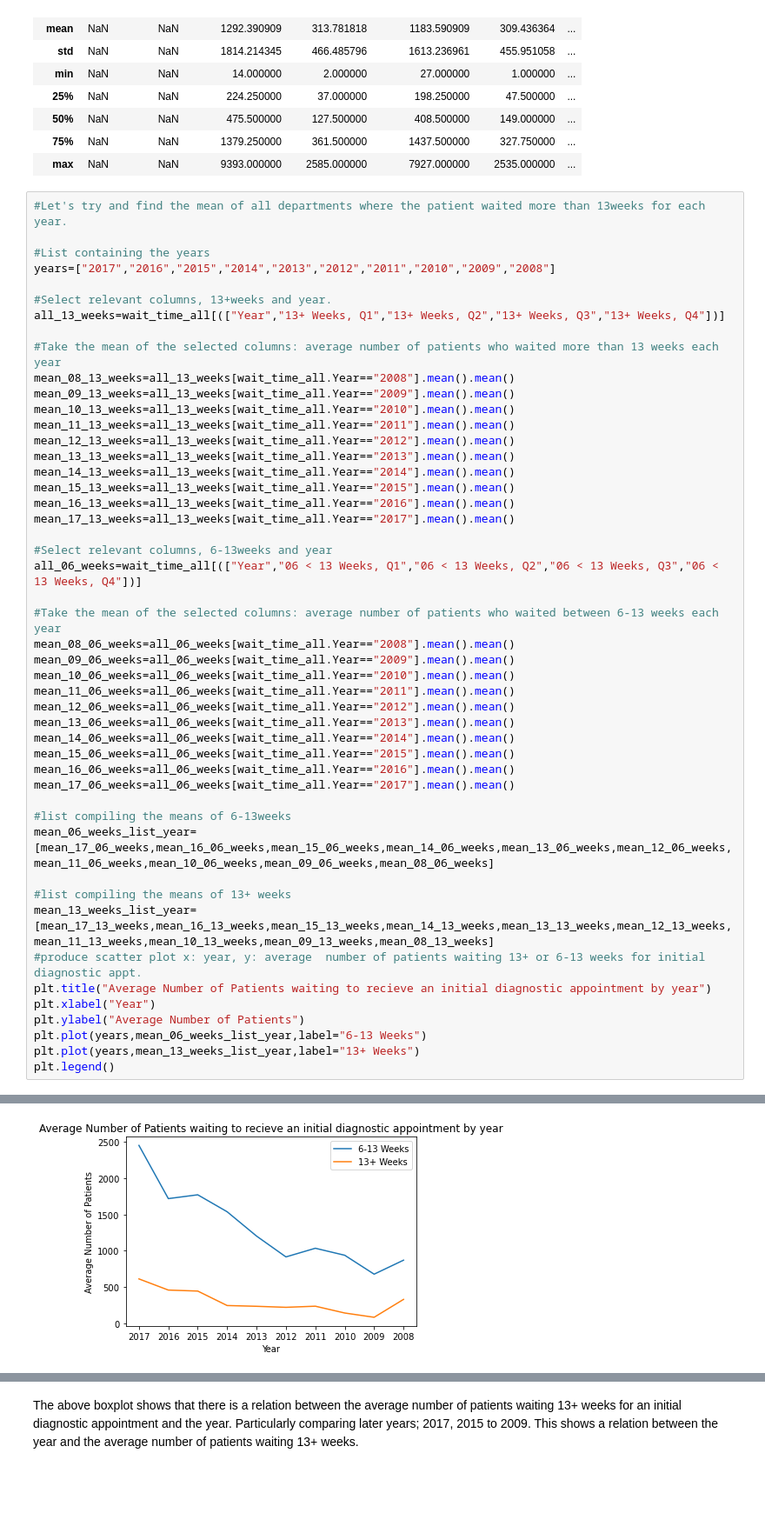
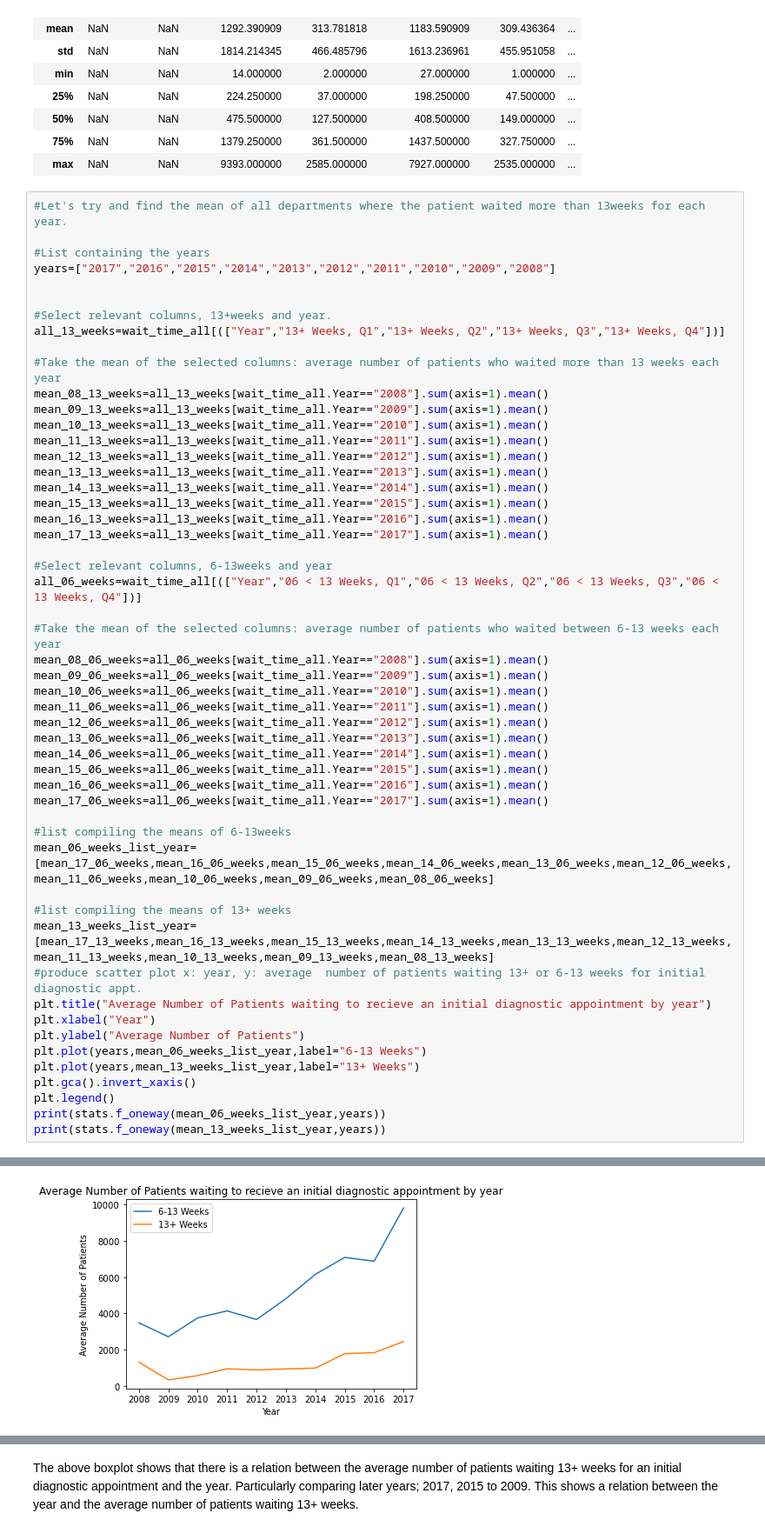
Before and after one commit to Sebbybobbler/Data-Science-NHS-wait-times-analysis-portfolio, a Jupyter notebook: Data Science Portfolio Project .ipynb, the cells around one changed output, grey strips where cells are left out. Shown at 87% size. Drawn from its saved outputs; the diff is of its cells as text; blank space fills up the shorter version.

```diff
--- a/Data Science Portfolio Project .ipynb
+++ b/Data Science Portfolio Project .ipynb
@@ -124,35 +126,36 @@ wait_time_all.describe(include="all")
 #List containing the years
 years=["2017","2016","2015","2014","2013","2012","2011","2010","2009","2008"]
 
+
 #Select relevant columns, 13+weeks and year.
 all_13_weeks=wait_time_all[(["Year","13+ Weeks, Q1","13+ Weeks, Q2","13+ Weeks, Q3","13+ Weeks, Q4"])]
 
 #Take the mean of the selected columns: average number of patients who waited more than 13 weeks each year
-mean_08_13_weeks=all_13_weeks[wait_time_all.Year=="2008"].mean().mean()
-mean_09_13_weeks=all_13_weeks[wait_time_all.Year=="2009"].mean().mean()
-mean_10_13_weeks=all_13_weeks[wait_time_all.Year=="2010"].mean().mean()
-mean_11_13_weeks=all_13_weeks[wait_time_all.Year=="2011"].mean().mean()
-mean_12_13_weeks=all_13_weeks[wait_time_all.Year=="2012"].mean().mean()
-mean_13_13_weeks=all_13_weeks[wait_time_all.Year=="2013"].mean().mean()
-mean_14_13_weeks=all_13_weeks[wait_time_all.Year=="2014"].mean().mean()
-mean_15_13_weeks=all_13_weeks[wait_time_all.Year=="2015"].mean().mean()
-mean_16_13_weeks=all_13_weeks[wait_time_all.Year=="2016"].mean().mean()
-mean_17_13_weeks=all_13_weeks[wait_time_all.Year=="2017"].mean().mean()
+mean_08_13_weeks=all_13_weeks[wait_time_all.Year=="2008"].sum(axis=1).mean()
+mean_09_13_weeks=all_13_weeks[wait_time_all.Year=="2009"].sum(axis=1).mean()
+mean_10_13_weeks=all_13_weeks[wait_time_all.Year=="2010"].sum(axis=1).mean()
+mean_11_13_weeks=all_13_weeks[wait_time_all.Year=="2011"].sum(axis=1).mean()
+mean_12_13_weeks=all_13_weeks[wait_time_all.Year=="2012"].sum(axis=1).mean()
+mean_13_13_weeks=all_13_weeks[wait_time_all.Year=="2013"].sum(axis=1).mean()
+mean_14_13_weeks=all_13_weeks[wait_time_all.Year=="2014"].sum(axis=1).mean()
+mean_15_13_weeks=all_13_weeks[wait_time_all.Year=="2015"].sum(axis=1).mean()
+mean_16_13_weeks=all_13_weeks[wait_time_all.Year=="2016"].sum(axis=1).mean()
+mean_17_13_weeks=all_13_weeks[wait_time_all.Year=="2017"].sum(axis=1).mean()
 
 #Select relevant columns, 6-13weeks and year
 all_06_weeks=wait_time_all[(["Year","06 < 13 Weeks, Q1","06 < 13 Weeks, Q2","06 < 13 Weeks, Q3","06 < 13 Weeks, Q4"])]
 
 #Take the mean of the selected columns: average number of patients who waited between 6-13 weeks each year
-mean_08_06_weeks=all_06_weeks[wait_time_all.Year=="2008"].mean().mean()
-mean_09_06_weeks=all_06_weeks[wait_time_all.Year=="2009"].mean().mean()
-mean_10_06_weeks=all_06_weeks[wait_time_all.Year=="2010"].mean().mean()
-mean_11_06_weeks=all_06_weeks[wait_time_all.Year=="2011"].mean().mean()
-mean_12_06_weeks=all_06_weeks[wait_time_all.Year=="2012"].mean().mean()
-mean_13_06_weeks=all_06_weeks[wait_time_all.Year=="2013"].mean().mean()
-mean_14_06_weeks=all_06_weeks[wait_time_all.Year=="2014"].mean().mean()
-mean_15_06_weeks=all_06_weeks[wait_time_all.Year=="2015"].mean().mean()
-mean_16_06_weeks=all_06_weeks[wait_time_all.Year=="2016"].mean().mean()
-mean_17_06_weeks=all_06_weeks[wait_time_all.Year=="2017"].mean().mean()
+mean_08_06_weeks=all_06_weeks[wait_time_all.Year=="2008"].sum(axis=1).mean()
+mean_09_06_weeks=all_06_weeks[wait_time_all.Year=="2009"].sum(axis=1).mean()
+mean_10_06_weeks=all_06_weeks[wait_time_all.Year=="2010"].sum(axis=1).mean()
+mean_11_06_weeks=all_06_weeks[wait_time_all.Year=="2011"].sum(axis=1).mean()
+mean_12_06_weeks=all_06_weeks[wait_time_all.Year=="2012"].sum(axis=1).mean()
+mean_13_06_weeks=all_06_weeks[wait_time_all.Year=="2013"].sum(axis=1).mean()
+mean_14_06_weeks=all_06_weeks[wait_time_all.Year=="2014"].sum(axis=1).mean()
+mean_15_06_weeks=all_06_weeks[wait_time_all.Year=="2015"].sum(axis=1).mean()
+mean_16_06_weeks=all_06_weeks[wait_time_all.Year=="2016"].sum(axis=1).mean()
+mean_17_06_weeks=all_06_weeks[wait_time_all.Year=="2017"].sum(axis=1).mean()
 
 #list compiling the means of 6-13weeks
 mean_06_weeks_list_year=[mean_17_06_weeks,mean_16_06_weeks,mean_15_06_weeks,mean_14_06_weeks,mean_13_06_weeks,mean_12_06_weeks,mean_11_06_weeks,mean_10_06_weeks,mean_09_06_weeks,mean_08_06_weeks]
@@ -165,5 +168,8 @@ plt.xlabel("Year")
 plt.ylabel("Average Number of Patients")
 plt.plot(years,mean_06_weeks_list_year,label="6-13 Weeks")
 plt.plot(years,mean_13_weeks_list_year,label="13+ Weeks")
+plt.gca().invert_xaxis()
 plt.legend()
+print(stats.f_oneway(mean_06_weeks_list_year,years))
+print(stats.f_oneway(mean_13_weeks_list_year,years))
 # %% [output]
@@ -171,3 +178,3 @@ plt.legend()
-[figure, old version]
+[figure, new version]
 # %% [markdown]
 From the above plot, it can be seen that the average number of patients waiting for an initial diagnostic appointment increases each year from 2009, except from 2012 and 2016. This is true for number of patients for both 6-13 weeks and 13+ weeks waiting time.
```
Also changed, not shown: parts of 10 cells of this notebook.
